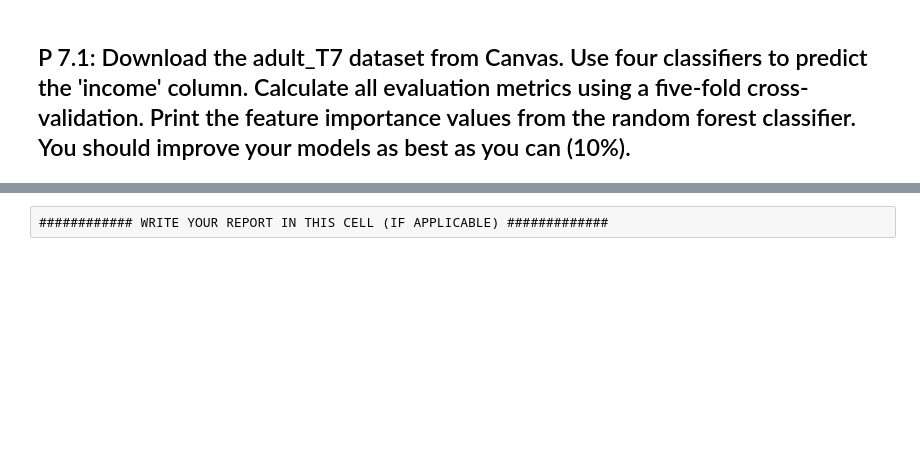
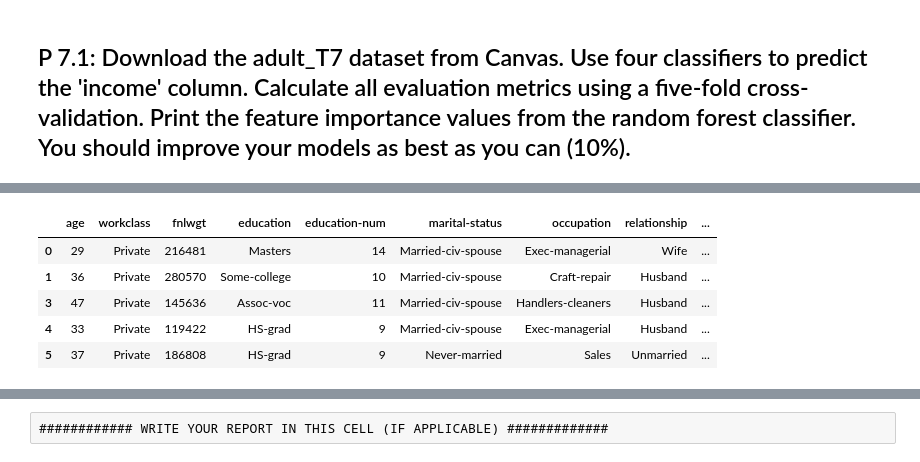
Before and after one commit to Harmokay97/my-python-learning-journey, a Jupyter notebook: Workshop_7&8.ipynb, the cells around one changed output, grey strips where cells are left out. Saved outputs shown, nothing was run; the diff lists cells and outputs as text; code cells hidden in the pictures; blank space fills up the shorter version.

```diff
--- a/Workshop_7&8.ipynb
+++ b/Workshop_7&8.ipynb
@@ -8,0 +79,2 @@
+# %%
+data = data.dropna()
@@ -8,0 +94,2 @@
+# %%
+data.replace('?', np.nan, inplace=True)
@@ -8,0 +115,11 @@
+# %%
+data.dropna(inplace=True)
+# %%
+data.head()
+# %% [output]
+|  | age | workclass | fnlwgt | education | education-num | marital-status | occupation | relationship | ... |
+| 0 | 29 | Private | 216481 | Masters | 14 | Married-civ-spouse | Exec-managerial | Wife | ... |
+| 1 | 36 | Private | 280570 | Some-college | 10 | Married-civ-spouse | Craft-repair | Husband | ... |
+| 3 | 47 | Private | 145636 | Assoc-voc | 11 | Married-civ-spouse | Handlers-cleaners | Husband | ... |
+| 4 | 33 | Private | 119422 | HS-grad | 9 | Married-civ-spouse | Exec-managerial | Husband | ... |
+| 5 | 37 | Private | 186808 | HS-grad | 9 | Never-married | Sales | Unmarried | ... |
```
Also changed, not shown: parts of 68 cells of this notebook.
